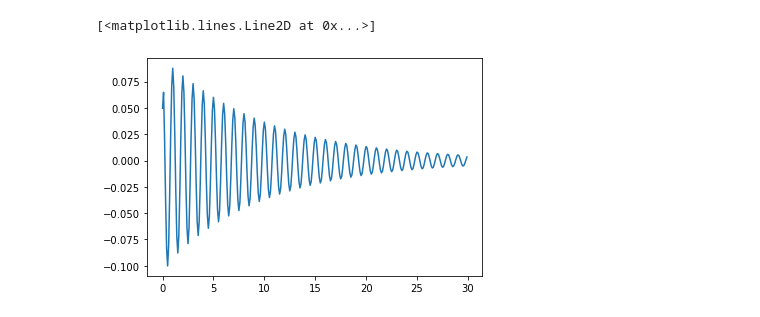
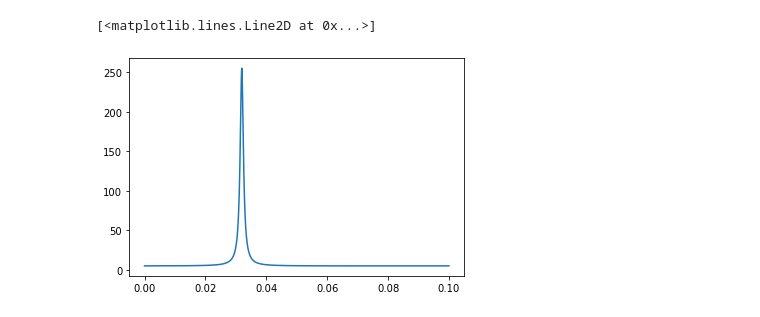
Before and after one commit to sejin8642/ftnmr, a Jupyter notebook: scripts/nb.ipynb, the cells around one changed output. Drawn from its saved outputs; the diff is of its cells as text; code cells hidden in the pictures.

Commit message:
finished working on Lorentzian function

```diff
--- a/scripts/nb.ipynb
+++ b/scripts/nb.ipynb
@@ -35,0 +23,2 @@ plt.plot(x, y3)
+# %%
+df = sg.f_s/sg.ns
@@ -35,0 +37,2 @@ plt.plot(x, y3)
+# %%
+Sg = lorentzian(df, sg.ns, sg.r, sg.f0)
@@ -36,5 +49,10 @@ plt.plot(x, y3)
+# %%
+s = sg()
+f = Sg.f
+# %%
+S = scipy.fft.fft(s)/sg.f_s
 # %%
-plt.plot(f[:300], Y.real[:300])
+plt.plot(f, S.real)
 # %% [output]
 [<matplotlib.lines.Line2D at 0x...>]
-[figure, old version]
+[figure, new version]
```
Also changed, not shown: parts of 24 cells of this notebook, 4 other files.
